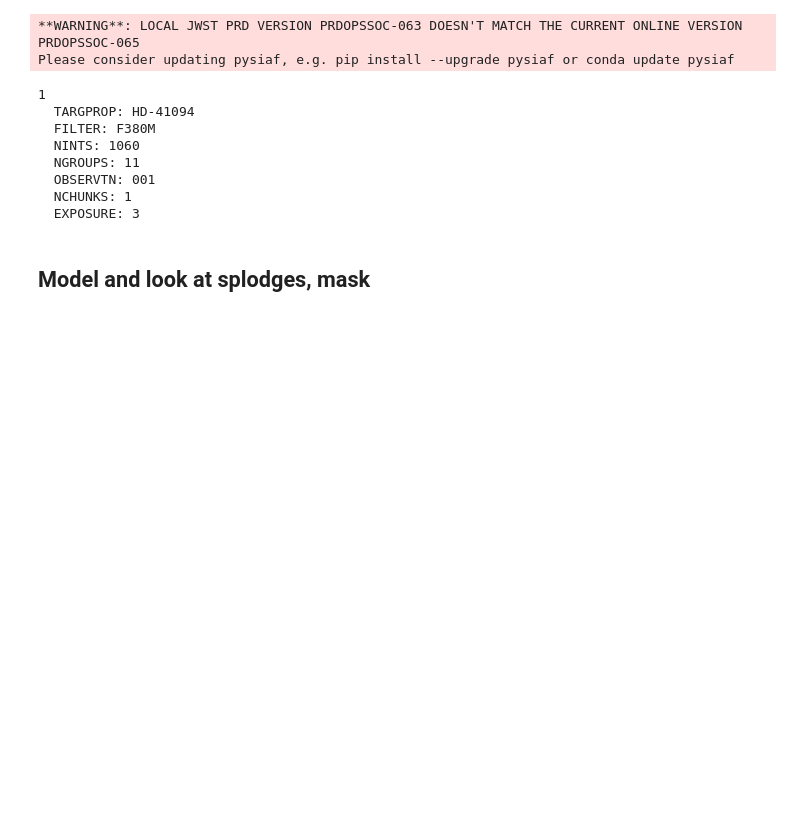
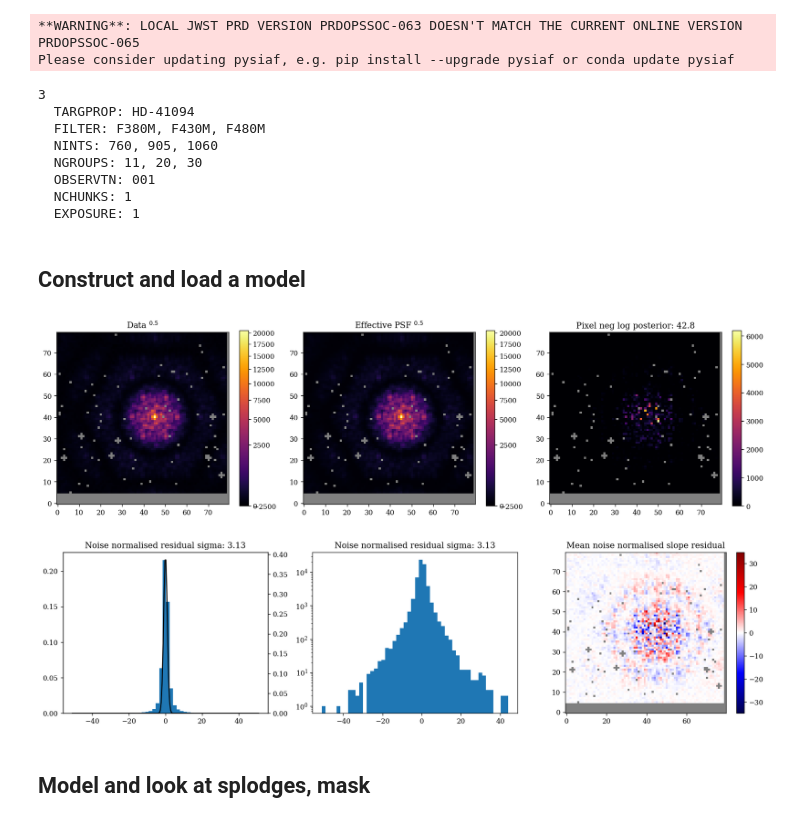
Before and after one commit to LouisDesdoigts/amigo_notebooks, a Jupyter notebook: spline_vis.ipynb, the cells around one changed output. Saved outputs shown, nothing was run; the diff lists cells and outputs as text; code cells hidden in the pictures; blank space fills up the shorter version.

```diff
--- a/spline_vis.ipynb
+++ b/spline_vis.ipynb
@@ -29,12 +31,12 @@ file_fn = lambda **kwargs: get_files(
     "calslope",
     EXP_TYPE="NIS_AMI",
     IS_PSF=[True],  # Calibrators
-    EXPOSURE=[str(i + 1) for i in range(5)],  # Which sub-pixel position
+    EXPOSURE=[str(i + 1) for i in range(1)],  # Which sub-pixel position
     **kwargs,
 )
 
 files = [] + file_fn(FILTER="F380M") + file_fn(FILTER="F430M") + file_fn(FILTER="F480M")
-files = files[:1]
+# files = files[:1]
 
 print(f"\n{len(files)}")
 summarise_files(
@@ -44,14 +46,14 @@ summarise_files(
 # %% [output]
 **WARNING**: LOCAL JWST PRD VERSION PRDOPSSOC-063 DOESN'T MATCH THE CURRENT ONLINE VERSION PRDOPSSOC-065
 Please consider updating pysiaf, e.g. pip install --upgrade pysiaf or conda update pysiaf
-1
+3
   TARGPROP: HD-41094
-  FILTER: F380M
-  NINTS: 1060
-  NGROUPS: 11
+  FILTER: F380M, F430M, F480M
+  NINTS: 760, 905, 1060
+  NGROUPS: 11, 20, 30
   OBSERVTN: 001
   NCHUNKS: 1
-  EXPOSURE: 3
+  EXPOSURE: 1
 # %%
 import jax.numpy as np
 
@@ -62,6 +64,8 @@ for file in files:
     file["ZPOINT_VAR"].data[:, -1:] = np.nan
 
     file["SCI"].data[:, 41:43, 1] = np.nan
+# %% [markdown]
+## Construct and load a model
 # %%
 import jax.numpy as np
 from amigo.core_models import AmigoModel
@@ -90,3 +101,16 @@ model = AmigoModel(
+# %%
+from amigo.plotting import summarise_fit
+
+for exp in exposures[:1]:
+    summarise_fit(
+        exp,
+        model,
+        residuals=True,
+        histograms=True,
+    )
+# %% [output]
+[figure, added]
+[figure, added]
 # %% [markdown]
 ## Model and look at splodges, mask
 # %%
```
Also changed, not shown: parts of 14 cells of this notebook.
